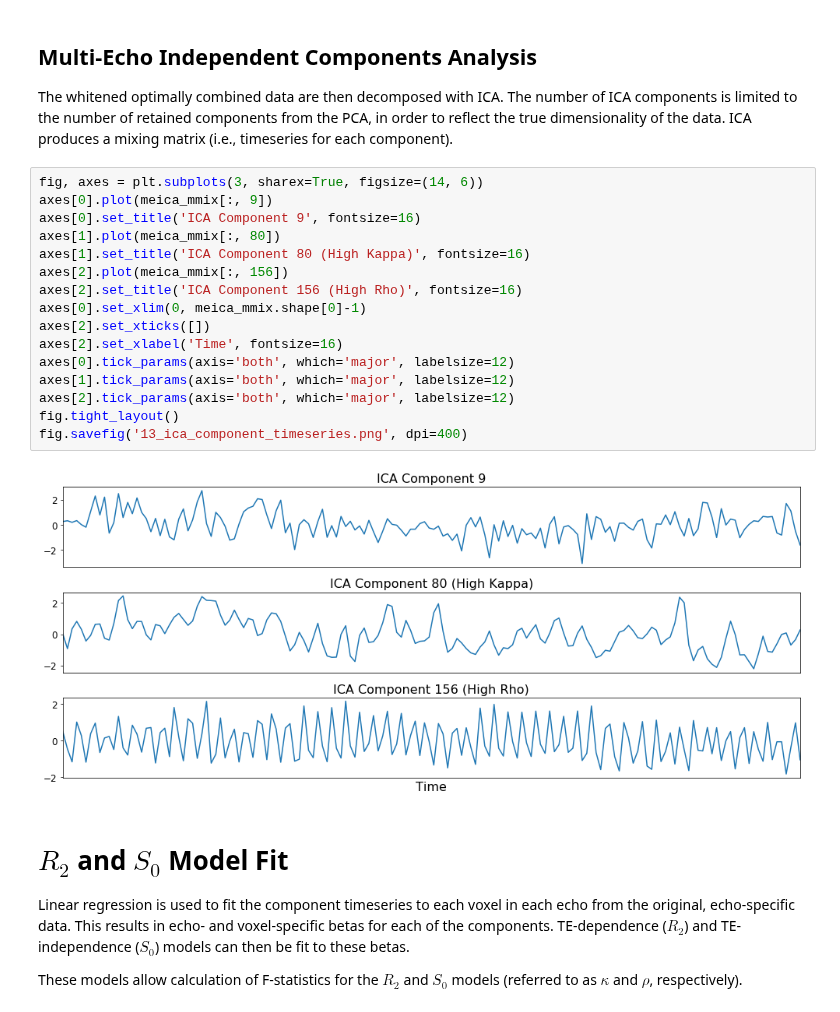
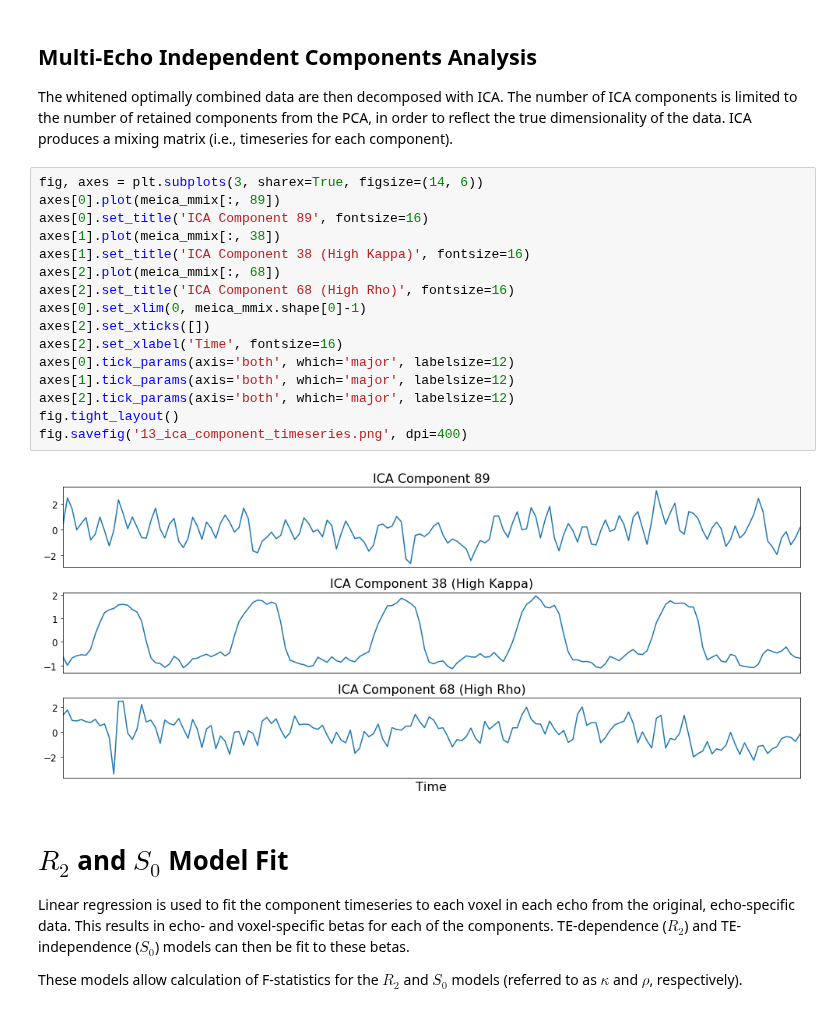
Before and after one commit to ME-ICA/tedana, a Jupyter notebook: docs/_static/tedana_workflow_plots.ipynb, the cells around one changed output. Cells and saved outputs as stored; diff of their text form.

```diff
--- a/docs/_static/tedana_workflow_plots.ipynb
+++ b/docs/_static/tedana_workflow_plots.ipynb
@@ -137,22 +137,22 @@ The whitened optimally combined data are then decomposed with ICA. The number of
 ICA produces a mixing matrix (i.e., timeseries for each component).
 # %%
 fig, axes = plt.subplots(3, sharex=True, figsize=(14, 6))
-axes[0].plot(meica_mmix[:, 9])
-axes[0].set_title('ICA Component 9', fontsize=16)
-axes[1].plot(meica_mmix[:, 80])
-axes[1].set_title('ICA Component 80 (High Kappa)', fontsize=16)
-axes[2].plot(meica_mmix[:, 156])
-axes[2].set_title('ICA Component 156 (High Rho)', fontsize=16)
+axes[0].plot(meica_mmix[:, 89])
+axes[0].set_title('ICA Component 89', fontsize=16)
+axes[1].plot(meica_mmix[:, 38])
+axes[1].set_title('ICA Component 38 (High Kappa)', fontsize=16)
+axes[2].plot(meica_mmix[:, 68])
+axes[2].set_title('ICA Component 68 (High Rho)', fontsize=16)
 axes[0].set_xlim(0, meica_mmix.shape[0]-1)
 axes[2].set_xticks([])
 axes[2].set_xlabel('Time', fontsize=16)
 axes[0].tick_params(axis='both', which='major', labelsize=12)
 axes[1].tick_params(axis='both', which='major', labelsize=12)
 axes[2].tick_params(axis='both', which='major', labelsize=12)
 fig.tight_layout()
 fig.savefig('13_ica_component_timeseries.png', dpi=400)
 # %% [output]
-[figure, old version]
+[figure, new version]
 # %% [markdown]
 # $R_2$ and $S_0$ Model Fit
 Linear regression is used to fit the component timeseries to each voxel in each echo from the original, echo-specific data. This results in echo- and voxel-specific betas for each of the components. TE-dependence ($R_2$) and TE-independence ($S_0$) models can then be fit to these betas.
```
Also changed, not shown: parts of 7 cells of this notebook, 19 other files.
